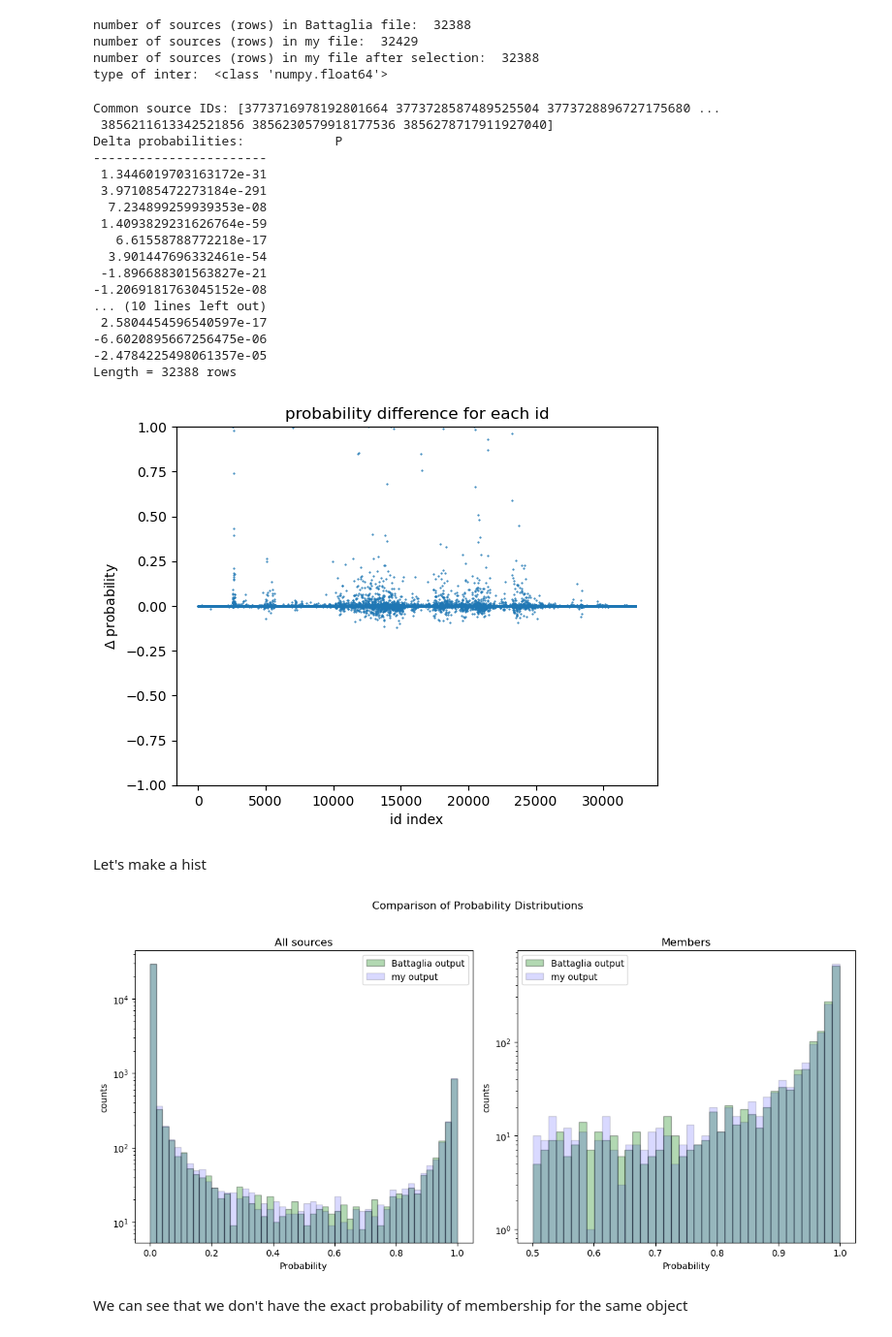
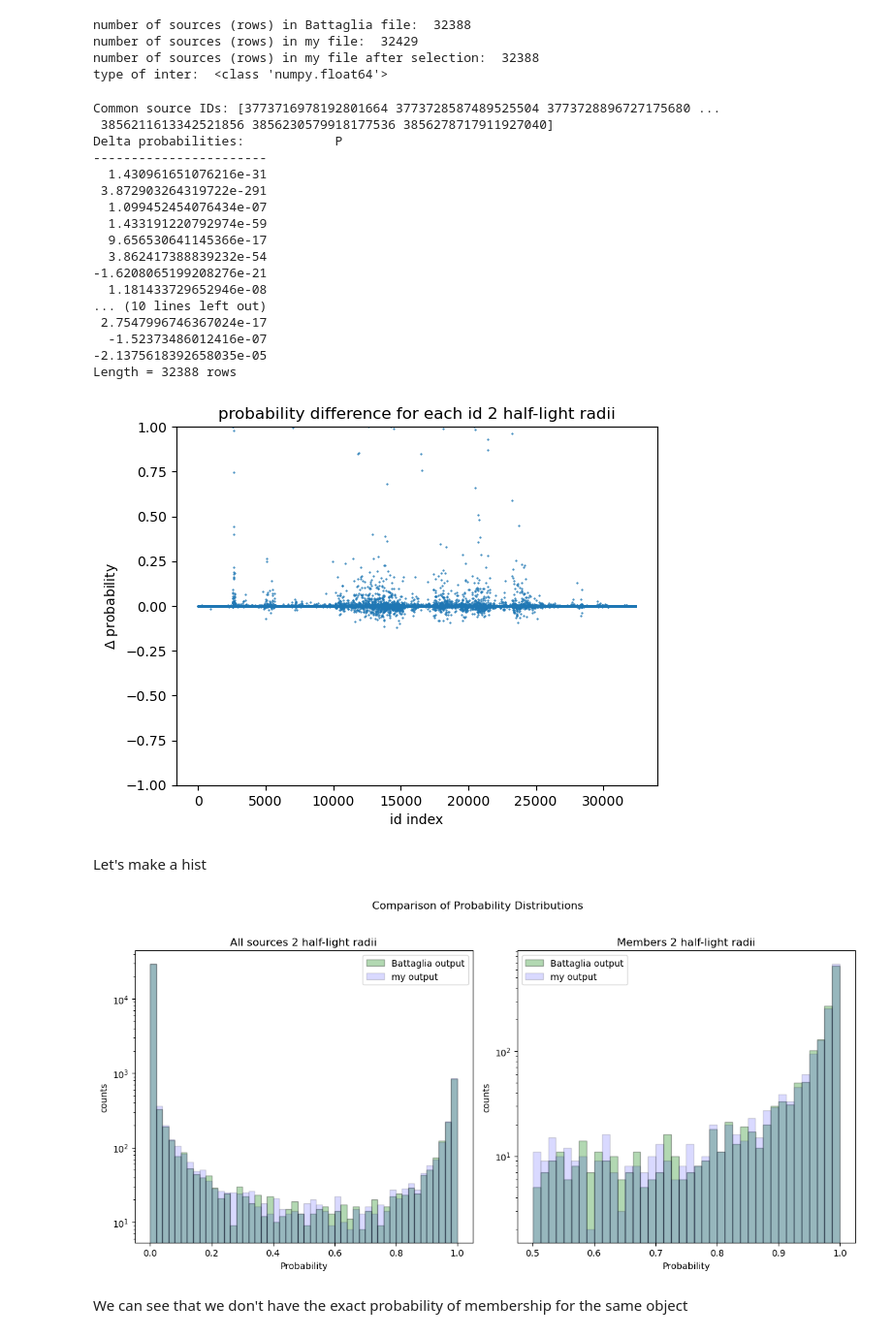
Before and after one commit to marcoboscato/Internship_Tenerife, a Jupyter notebook: Python Scripts/comparison.ipynb, the cells around one changed output. Shown: that part at 97% size. Drawn from its saved outputs; the diff is of its cells as text; code cells hidden in the pictures.

```diff
--- a/Python Scripts/comparison.ipynb
+++ b/Python Scripts/comparison.ipynb
@@ -7,0 +10,12 @@ from astropy.table import Table
+# %%
+radius = True
+if not radius:
+    rh = ''
+    out = 'Battaglia'
+    title = ''
+else:
+    rh = '_2rh'
+    out = 'Battaglia_2rh'
+    title = '2 half-light radii'
+
+print(rh)
@@ -12,8 +28,8 @@ dataPath = 'sextans/'
 mt = Table.read(path+'utils/master_table_edr3_final.txt',format='ascii')
 it = np.where((mt['name']=='Sextans'))
 mt = mt[it]
-output = Table.read(path+dataPath+'/out_cat/out_test_2rh_Sextans_eDR3.fits', format='fits')
-output0 = Table.read(path+dataPath+'/out_test_Sextans_eDR3_2rh.fits', format='fits')
+output = Table.read(path+dataPath+'/out_cat/out_test'+rh+'_Sextans_eDR3.fits', format='fits')
+output0 = Table.read(path+dataPath+'/out_test_Sextans_eDR3_'+out+'.fits', format='fits')
 # %% [output]
 WARNING: UnitsWarning: ''electron'.s**-1' did not parse as fits unit: At col 0, Unit ''electron'' not supported by the FITS standard.  If this is meant to be a custom unit, define it with 'u.def_unit' ...
 # %%
@@ -86,18 +102,18 @@ Common source IDs: [3773716978192801664 3773728587489525504 3773728896727175680
  3856211613342521856 3856230579918177536 3856278717911927040]
 Delta probabilities:            P
 -----------------------
- 1.3446019703163172e-31
- 3.971085472273184e-291
-  7.234899259939353e-08
- 1.4093829231626764e-59
-   6.61558788772218e-17
-  3.901447696332461e-54
- -1.896688301563827e-21
--1.2069181763045152e-08
+  1.430961651076216e-31
+ 3.872903264319722e-291
+  1.099452454076434e-07
+  1.433191220792974e-59
+  9.656530641145366e-17
+  3.862417388839232e-54
+-1.6208065199208276e-21
+  1.181433729652946e-08
 ... (10 lines left out)
- 2.5804454596540597e-17
--6.6020895667256475e-06
--2.4784225498061357e-05
+ 2.7547996746367024e-17
+  -1.52373486012416e-07
+-2.1375618392658035e-05
 Length = 32388 rows
 # %%
 fig, ax = plt.subplots()
@@ -105,39 +121,39 @@ ax.plot(np.arange(0, len(delta_probability), 1), delta_probability, '.', markers
 ax.set_ylim(-1, 1)
 ax.set_xlabel('id index')
 ax.set_ylabel(f'$\Delta$ probability')
-ax.set_title('probability difference for each id')
-fig.savefig(path+dataPath+'Comparison_plots/sextans_probability_difference_2rh.jpeg', bbox_inches='tight', dpi=150)
+ax.set_title('probability difference for each id '+title)
+fig.savefig(path+dataPath+'Comparison_plots/sextans_probability_difference'+rh+'.jpeg', bbox_inches='tight', dpi=150)
 # %% [output]
-[figure, old version]
+[figure, new version]
 # %% [markdown]
 Let's make a hist
 # %%
 output0_members = output0[output0['P'] >= 0.5]
 output_members = filtered_output[filtered_output['P'] >= 0.5]
 
 fig, (ax1, ax2) = plt.subplots(1, 2, figsize=(12, 6))
 
 ax1.hist(output0['P'], bins=50, density=False, alpha=0.3, color='g', edgecolor='black', label='Battaglia output')
 ax1.hist(filtered_output['P'], bins=50, density=False, alpha=0.15, color='blue', edgecolor='black', label='my output')
 ax1.set_yscale('log')
 ax1.set_xlabel('Probability')
 ax1.set_ylabel('counts')
-ax1.set_title('All sources')
+ax1.set_title('All sources '+title)
 ax1.legend()
 
 ax2.hist(output0_members['P'], bins=40, density=False, alpha=0.3, color='g', edgecolor='black', label='Battaglia output')
 ax2.hist(output_members['P'], bins=40, density=False, alpha=0.15, color='blue', edgecolor='black', label='my output')
 ax2.set_yscale('log')
 ax2.set_xlabel('Probability')
 ax2.set_ylabel('counts')
-ax2.set_title('Members')
+ax2.set_title('Members '+title)
 ax2.legend()
 
 fig.suptitle('Comparison of Probability Distributions')
 
 plt.tight_layout(rect=[0, 0, 1, 0.96])  # Adjust layout to make room for the main title
-fig.savefig(path+dataPath+'Comparison_plots/sextans_probability_distribution_2rh.jpeg', bbox_inches='tight', dpi=150)
+fig.savefig(path+dataPath+'Comparison_plots/sextans_probability_distribution'+rh+'.jpeg', bbox_inches='tight', dpi=150)
 # %% [output]
-[figure, old version]
+[figure, new version]
 # %% [markdown]
 We can see that we don't have the exact probability of membership for the same object
```
Also changed, not shown: parts of 3 cells of this notebook, 23 other files.
